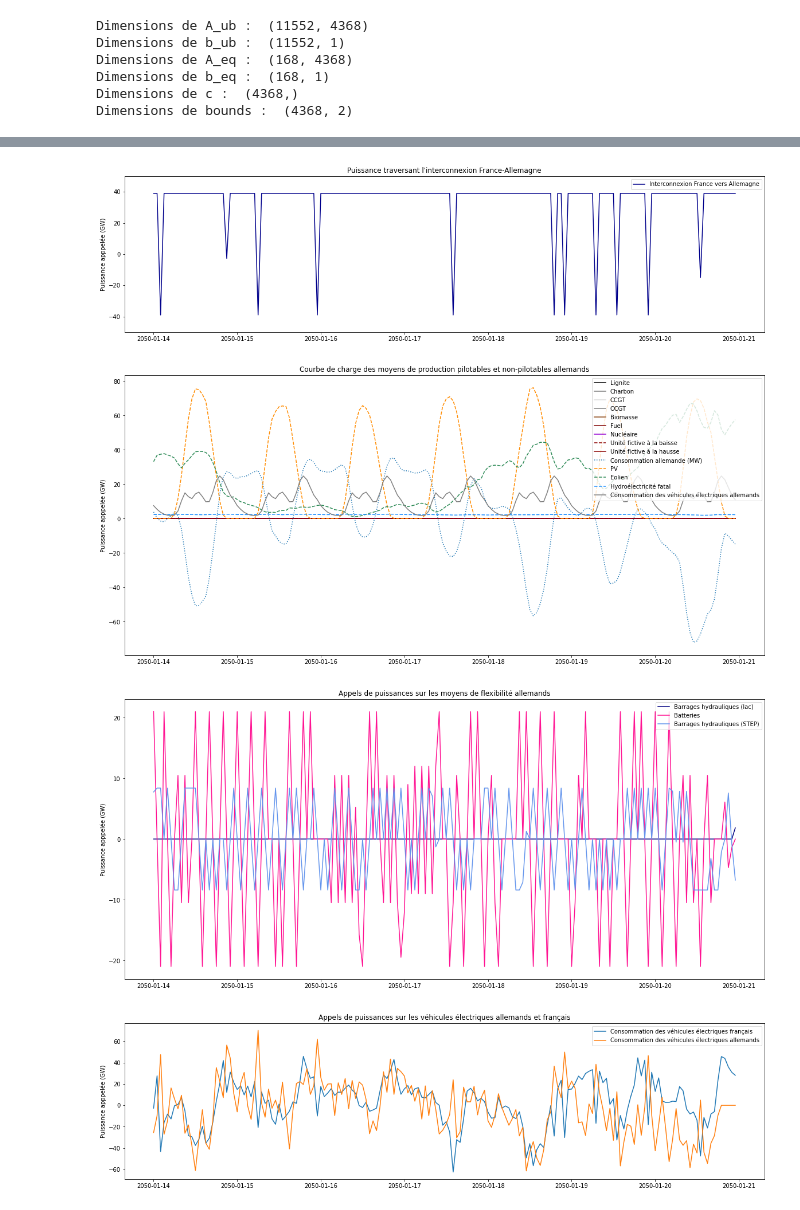
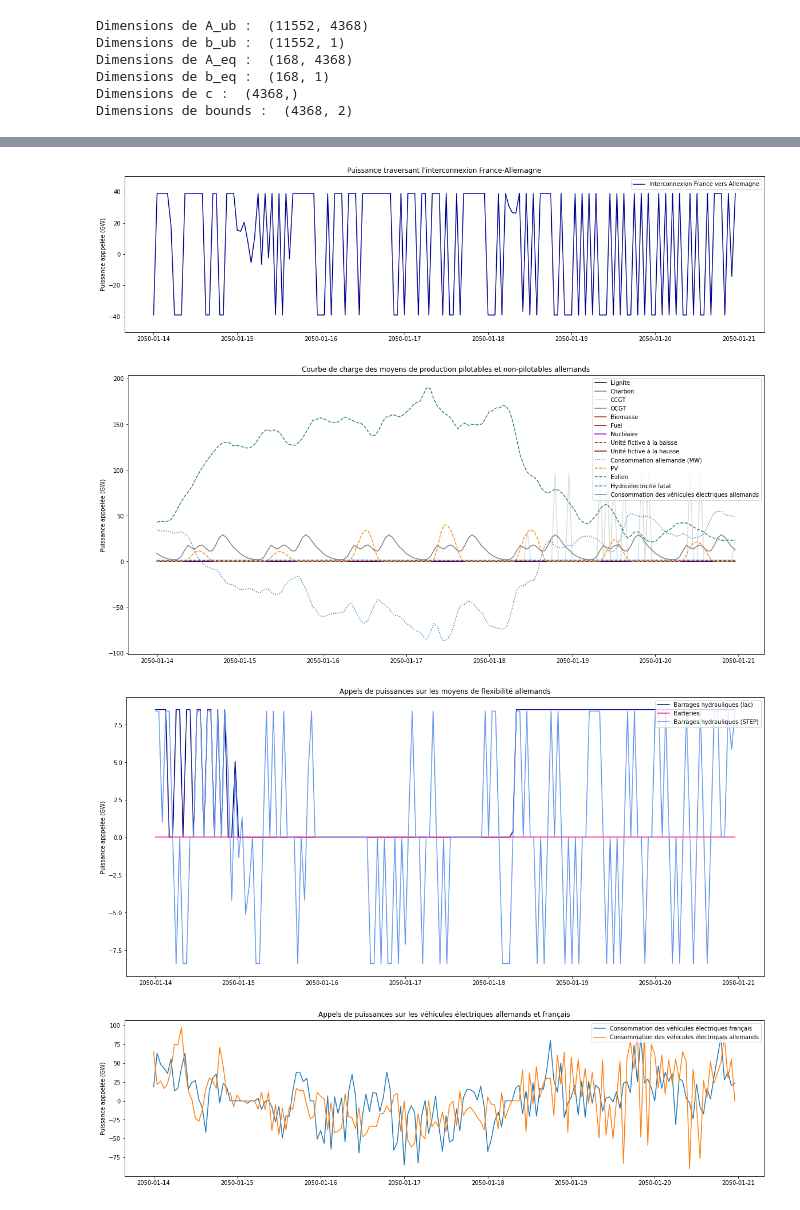
Before and after one commit to Vladeptres/Projet-integrateur, a Jupyter notebook: Projet intégrateur_v2.ipynb, the cells around one changed output, grey strips where cells are left out. Drawn from its saved outputs; the diff is of its cells as text; code cells hidden in the pictures.

```diff
--- a/Projet intégrateur_v2.ipynb
+++ b/Projet intégrateur_v2.ipynb
@@ -509,7 +509,7 @@ def affiche(demand,demand_ev,P):
     plt.legend()
     plt.show()
 # %%
-def ligne_result(P,scen_demand):
+def ligne_result(demand,demand_ev,P):
 
     L_result =[]
 
@@ -518,12 +518,14 @@ def ligne_result(P,scen_demand):
     CO2_all = []
 
     for i,p in enumerate(P):
+
         co2_pilotable_fr = abs(p[:n_fr]).dot(intensite_CO2[:n_fr])
         co2_pilotable_all = abs(p[n_fr:n_fr+n_all]).dot(intensite_CO2[n_fr:n_fr+n_all])
         co2_fatal_fr = demand['pv_fr (MW)'][i]*55 + demand['eol_fr (MW)'][i]*12 + demand['hydro_fatal_fr (MW)'][i]*24
         co2_fatal_all = demand['pv_all (MW)'][i]*55 + demand['eol_all (MW)'][i]*12 + demand['hydro_fatal_all (MW)'][i]*24
         CO2_fr.append((co2_pilotable_fr+co2_fatal_fr)/(demand['demand_fr (MW)'][i]+demand_ev['demand_ev_fr (MW)'].iloc[i,]))
         CO2_all.append((co2_pilotable_all+co2_fatal_all)/(demand['demand_all (MW)'][i]+demand_ev['demand_ev_all (MW)'].iloc[i,]))
+
     L_result.append(np.mean(CO2_fr))
     L_result.append(np.mean(CO2_all))
     L_result.append(L_result[0]/2+L_result[1]/2)
@@ -590,11 +592,11 @@ def ligne_result(P,scen_demand):
 
     return L_result
 # %%
-def solver(n_scenario=1,scenario_demand='ref',scenario_ev='ref',scenario_prod_fr='M1',scenario_prod_all='ev',data_flex=data_flex,tCO2=100,display=True,return_ligne=False):
+def solver(n_semaine_type=1,scenario_demand='ref',scenario_ev='ref',scenario_prod_fr='M1',scenario_prod_all='ev',data_flex=data_flex,tCO2=100,display=True,return_ligne=False):
 
     n_jours = 7
 
-    demand = dic_demand[f'demand_{i}_{scenario_demand}_{scenario_prod_fr}_{scenario_prod_all}']
+    demand = dic_demand[f'demand_{n_semaine_type}_{scenario_demand}_{scenario_prod_fr}_{scenario_prod_all}']
     demand_ev = dic_demand_ve[scenario_ev]
     production = dic_prod[f'{scenario_prod_fr}_{scenario_prod_all}']
 
@@ -612,17 +614,17 @@ def solver(n_scenario=1,scenario_demand='ref',scenario_ev='ref',scenario_prod_fr
     if display:
         affiche(demand,demand_ev,P)
     if return_ligne:
-        return ligne_result(P,scen_demand=scenario_demand)
+        return ligne_result(demand,demand_ev,P)
     return sol
 # %%
-n_scenario = 1
-scenario_demand = 'sobr'
-scenario_ev = 'sobr'
-scenario_prod_fr ='N2'
+n_semaine_type = 1
+scenario_demand = 'reindu'
+scenario_ev = 'ref'
+scenario_prod_fr ='M1'
 scenario_prod_all = 'rev'
 display = True
 return_ligne = False
 tCO2 = 100
 
-sol = solver(n_scenario=n_scenario,scenario_demand=scenario_demand,scenario_ev=scenario_ev,scenario_prod_fr=scenario_prod_fr,scenario_prod_all=scenario_prod_all,tCO2=tCO2,display=display,return_ligne=return_ligne)
+sol = solver(n_semaine_type=n_semaine_type,scenario_demand=scenario_demand,scenario_ev=scenario_ev,scenario_prod_fr=scenario_prod_fr,scenario_prod_all=scenario_prod_all,tCO2=tCO2,display=display,return_ligne=return_ligne)
 # %% [output]
@@ -631,4 +633,4 @@ sol = solver(n_scenario=n_scenario,scenario_demand=scenario_demand,scenario_ev=s
-[figure, old version]
+[figure, new version]
-[figure, old version]
+[figure, new version]
-[figure, old version]
+[figure, new version]
-[figure, old version]
+[figure, new version]
```
Also changed, not shown: parts of 5 cells of this notebook.
